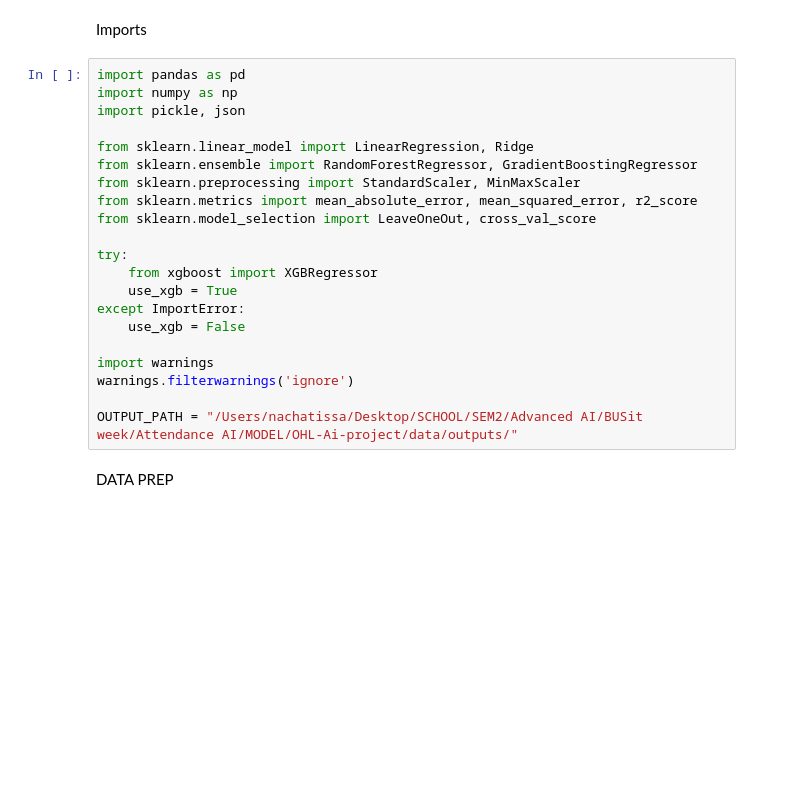
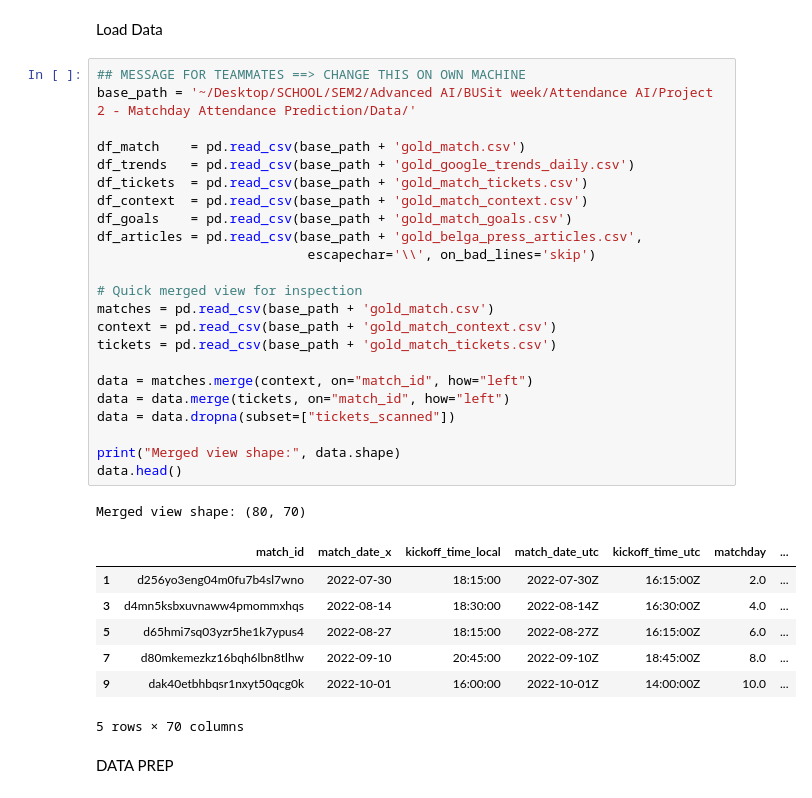
Before and after one commit to Eddy-Prime/OHL-Ai-project, a Jupyter notebook: notebooks/MERGE1.ipynb, the cells around one changed output. Drawn from its saved outputs; the diff is of its cells as text; blank space fills up the shorter version.

```diff
--- a/notebooks/MERGE1.ipynb
+++ b/notebooks/MERGE1.ipynb
@@ -20,26 +24,37 @@ df_articles = pd.read_csv(base_path + 'gold_belga_press_articles.csv',
 # %% [markdown]
-Imports
+Load Data
 # %%
-import pandas as pd
-import numpy as np
-import pickle, json
+## MESSAGE FOR TEAMMATES ==> CHANGE THIS ON OWN MACHINE
+base_path = '~/Desktop/SCHOOL/SEM2/Advanced AI/BUSit week/Attendance AI/Project 2 - Matchday Attendance Prediction/Data/'
 
-from sklearn.linear_model import LinearRegression, Ridge
-from sklearn.ensemble import RandomForestRegressor, GradientBoostingRegressor
-from sklearn.preprocessing import StandardScaler, MinMaxScaler
-from sklearn.metrics import mean_absolute_error, mean_squared_error, r2_score
-from sklearn.model_selection import LeaveOneOut, cross_val_score
+df_match    = pd.read_csv(base_path + 'gold_match.csv')
+df_trends   = pd.read_csv(base_path + 'gold_google_trends_daily.csv')
+df_tickets  = pd.read_csv(base_path + 'gold_match_tickets.csv')
+df_context  = pd.read_csv(base_path + 'gold_match_context.csv')
+df_goals    = pd.read_csv(base_path + 'gold_match_goals.csv')
+df_articles = pd.read_csv(base_path + 'gold_belga_press_articles.csv',
+                           escapechar='\\', on_bad_lines='skip')
 
-try:
-    from xgboost import XGBRegressor
-    use_xgb = True
-except ImportError:
-    use_xgb = False
+# Quick merged view for inspection
+matches = pd.read_csv(base_path + 'gold_match.csv')
+context = pd.read_csv(base_path + 'gold_match_context.csv')
+tickets = pd.read_csv(base_path + 'gold_match_tickets.csv')
 
-import warnings
-warnings.filterwarnings('ignore')
+data = matches.merge(context, on="match_id", how="left")
+data = data.merge(tickets, on="match_id", how="left")
+data = data.dropna(subset=["tickets_scanned"])
 
-OUTPUT_PATH = "/Users/nachatissa/Desktop/SCHOOL/SEM2/Advanced AI/BUSit week/Attendance AI/MODEL/OHL-Ai-project/data/outputs/"
+print("Merged view shape:", data.shape)
+data.head()
+# %% [output]
+Merged view shape: (80, 70)
+|  | match_id | match_date_x | kickoff_time_local | match_date_utc | kickoff_time_utc | matchday | ... |
+| 1 | d256yo3eng04m0fu7b4sl7wno | 2022-07-30 | 18:15:00 | 2022-07-30Z | 16:15:00Z | 2.0 | ... |
+| 3 | d4mn5ksbxuvnaww4pmommxhqs | 2022-08-14 | 18:30:00 | 2022-08-14Z | 16:30:00Z | 4.0 | ... |
+| 5 | d65hmi7sq03yzr5he1k7ypus4 | 2022-08-27 | 18:15:00 | 2022-08-27Z | 16:15:00Z | 6.0 | ... |
+| 7 | d80mkemezkz16bqh6lbn8tlhw | 2022-09-10 | 20:45:00 | 2022-09-10Z | 18:45:00Z | 8.0 | ... |
+| 9 | dak40etbhbqsr1nxyt50qcg0k | 2022-10-01 | 16:00:00 | 2022-10-01Z | 14:00:00Z | 10.0 | ... |
+5 rows × 70 columns
 # %% [markdown]
 DATA PREP
 # %%
```
Also changed, not shown: parts of 19 cells of this notebook, 2 other files.
